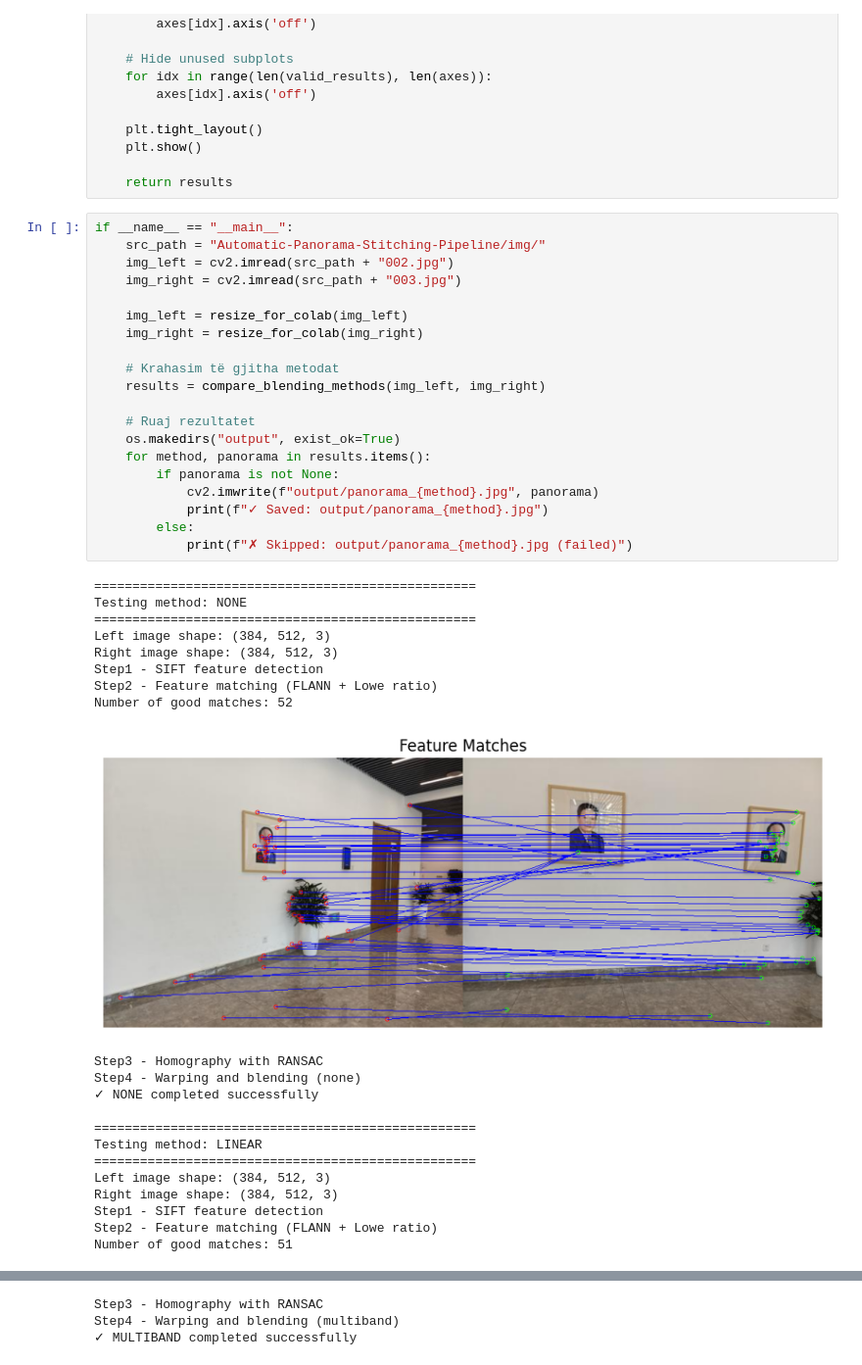
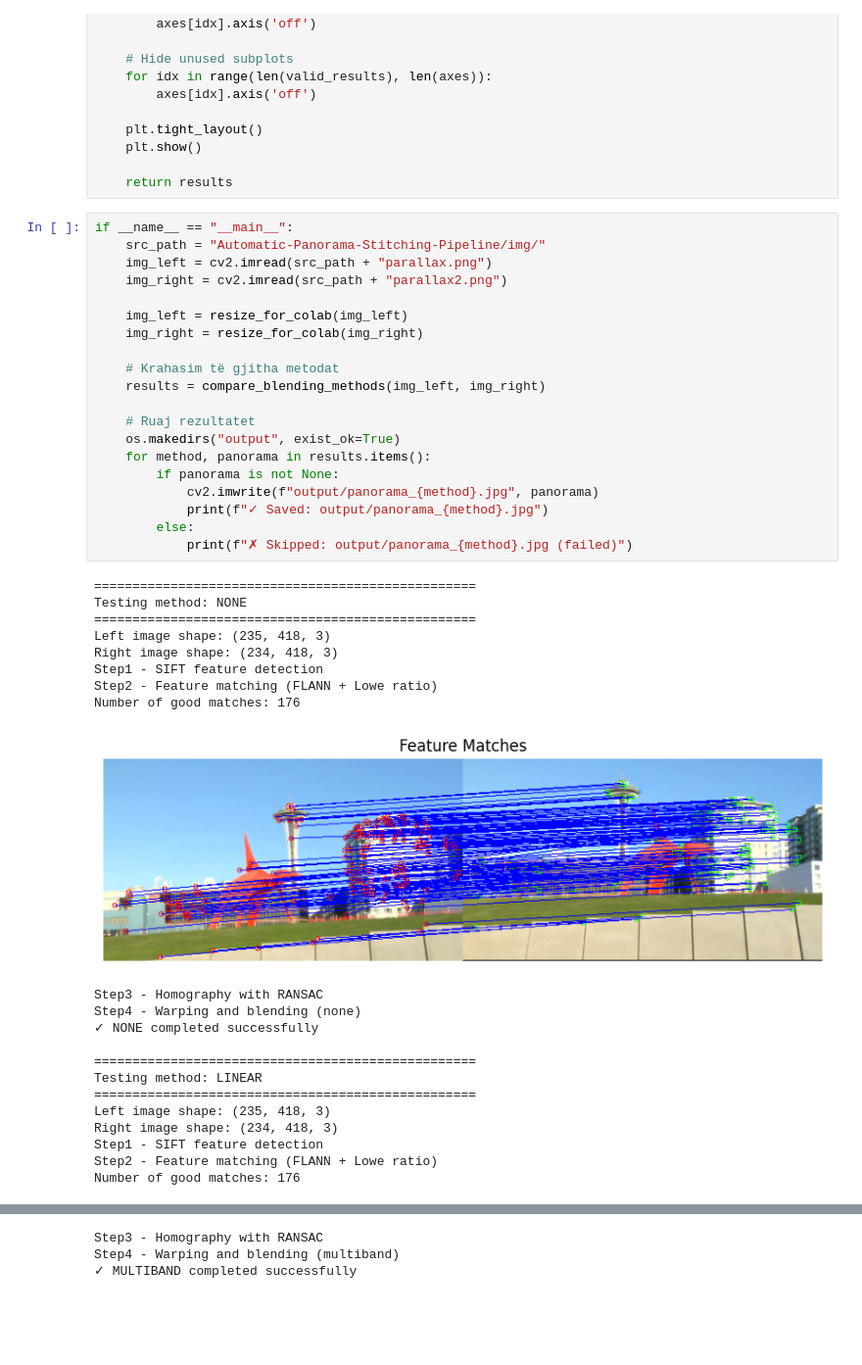
Before and after one commit to eralbaspahija/Automatic-Panorama-Stitching-Pipeline, a Jupyter notebook: automatic_panorama_stitching_pipeline.ipynb, the cells around one changed output, grey strips where cells are left out. Shown at 98% size. Saved outputs shown, nothing was run; the diff lists cells and outputs as text; blank space fills up the shorter version.

Commit message:
Adding parallax-images

```diff
--- a/automatic_panorama_stitching_pipeline.ipynb
+++ b/automatic_panorama_stitching_pipeline.ipynb
@@ -386,33 +392,33 @@ def compare_blending_methods(img_left, img_right):
 # %%
 if __name__ == "__main__":
     src_path = "Automatic-Panorama-Stitching-Pipeline/img/"
-    img_left = cv2.imread(src_path + "002.jpg")
-    img_right = cv2.imread(src_path + "003.jpg")
+    img_left = cv2.imread(src_path + "parallax.png")
+    img_right = cv2.imread(src_path + "parallax2.png")
 
     img_left = resize_for_colab(img_left)
     img_right = resize_for_colab(img_right)
 
     # Krahasim të gjitha metodat
     results = compare_blending_methods(img_left, img_right)
 
     # Ruaj rezultatet
     os.makedirs("output", exist_ok=True)
     for method, panorama in results.items():
         if panorama is not None:
             cv2.imwrite(f"output/panorama_{method}.jpg", panorama)
             print(f"✓ Saved: output/panorama_{method}.jpg")
         else:
             print(f"✗ Skipped: output/panorama_{method}.jpg (failed)")
 # %% [output]
 ==================================================
 Testing method: NONE
 ==================================================
-Left image shape: (384, 512, 3)
-Right image shape: (384, 512, 3)
+Left image shape: (235, 418, 3)
+Right image shape: (234, 418, 3)
 Step1 - SIFT feature detection
 Step2 - Feature matching (FLANN + Lowe ratio)
-Number of good matches: 52
+Number of good matches: 176
-[figure, old version]
+[figure, new version]
 Step3 - Homography with RANSAC
 Step4 - Warping and blending (none)
 ✓ NONE completed successfully
@@ -420,8 +426,8 @@ Step4 - Warping and blending (none)
 ==================================================
 Testing method: LINEAR
 ==================================================
-Left image shape: (384, 512, 3)
-Right image shape: (384, 512, 3)
+Left image shape: (235, 418, 3)
+Right image shape: (234, 418, 3)
 Step1 - SIFT feature detection
 Step2 - Feature matching (FLANN + Lowe ratio)
-Number of good matches: 51
+Number of good matches: 176
```
Also changed, not shown: parts of 2 cells of this notebook.
